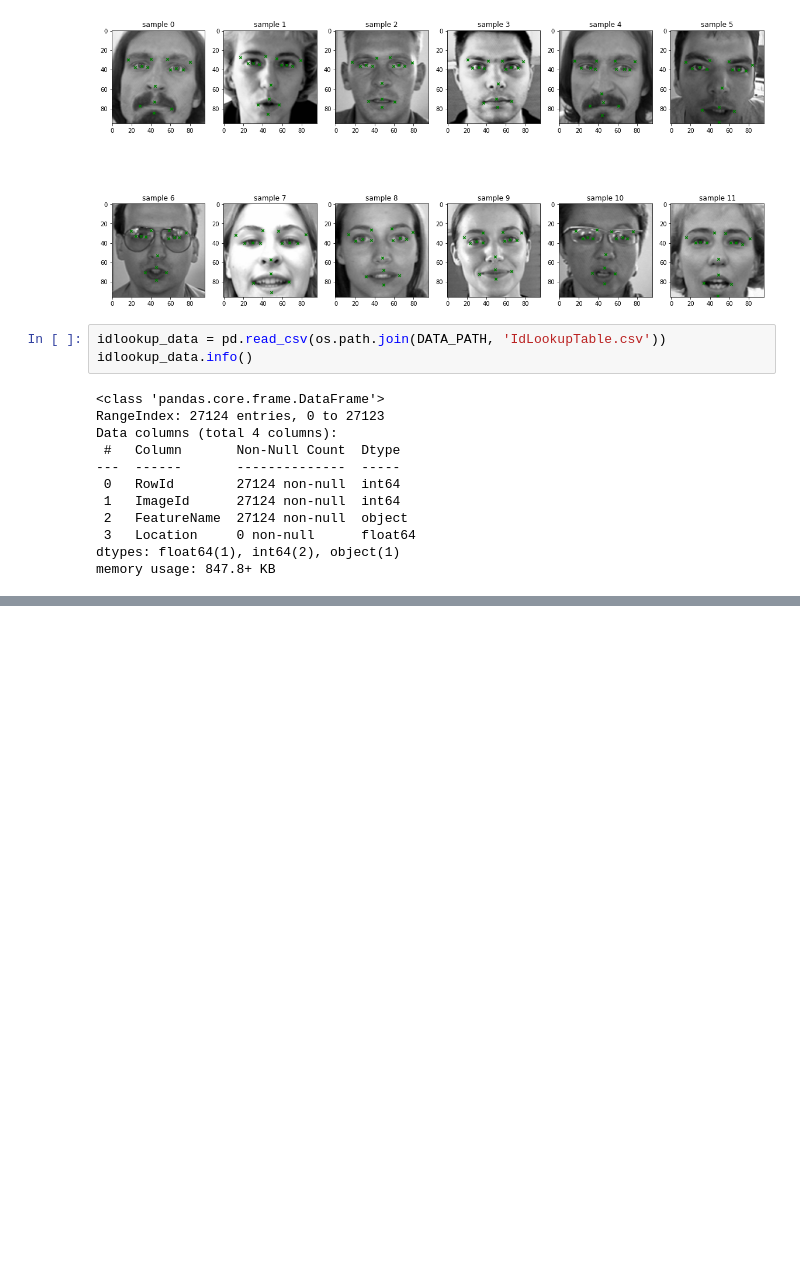
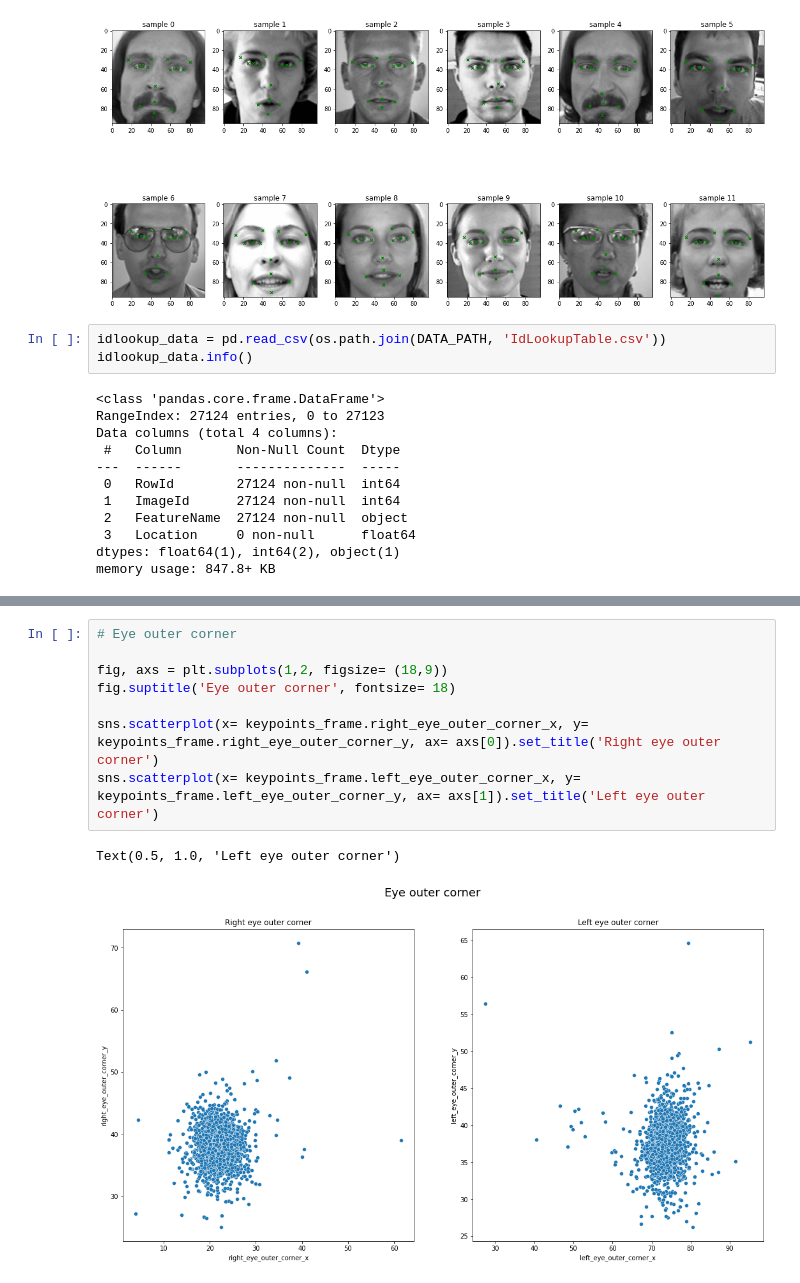
Before and after one commit to ivanshin/Facial_keypoints, a Jupyter notebook: research.ipynb, the cells around one changed output, grey strips where cells are left out. Drawn from its saved outputs; the diff is of its cells as text; blank space fills up the shorter version.

```diff
--- a/research.ipynb
+++ b/research.ipynb
@@ -141,0 +185,11 @@ memory usage: 847.8+ KB
+# %%
+# Eye outer corner
+
+fig, axs = plt.subplots(1,2, figsize= (18,9))
+fig.suptitle('Eye outer corner', fontsize= 18)
+
+sns.scatterplot(x= keypoints_frame.right_eye_outer_corner_x, y= keypoints_frame.right_eye_outer_corner_y, ax= axs[0]).set_title('Right eye outer corner')
+sns.scatterplot(x= keypoints_frame.left_eye_outer_corner_x, y= keypoints_frame.left_eye_outer_corner_y, ax= axs[1]).set_title('Left eye outer corner')
+# %% [output]
+Text(0.5, 1.0, 'Left eye outer corner')
+[figure, added]
```
Also changed, not shown: parts of 14 cells of this notebook.
